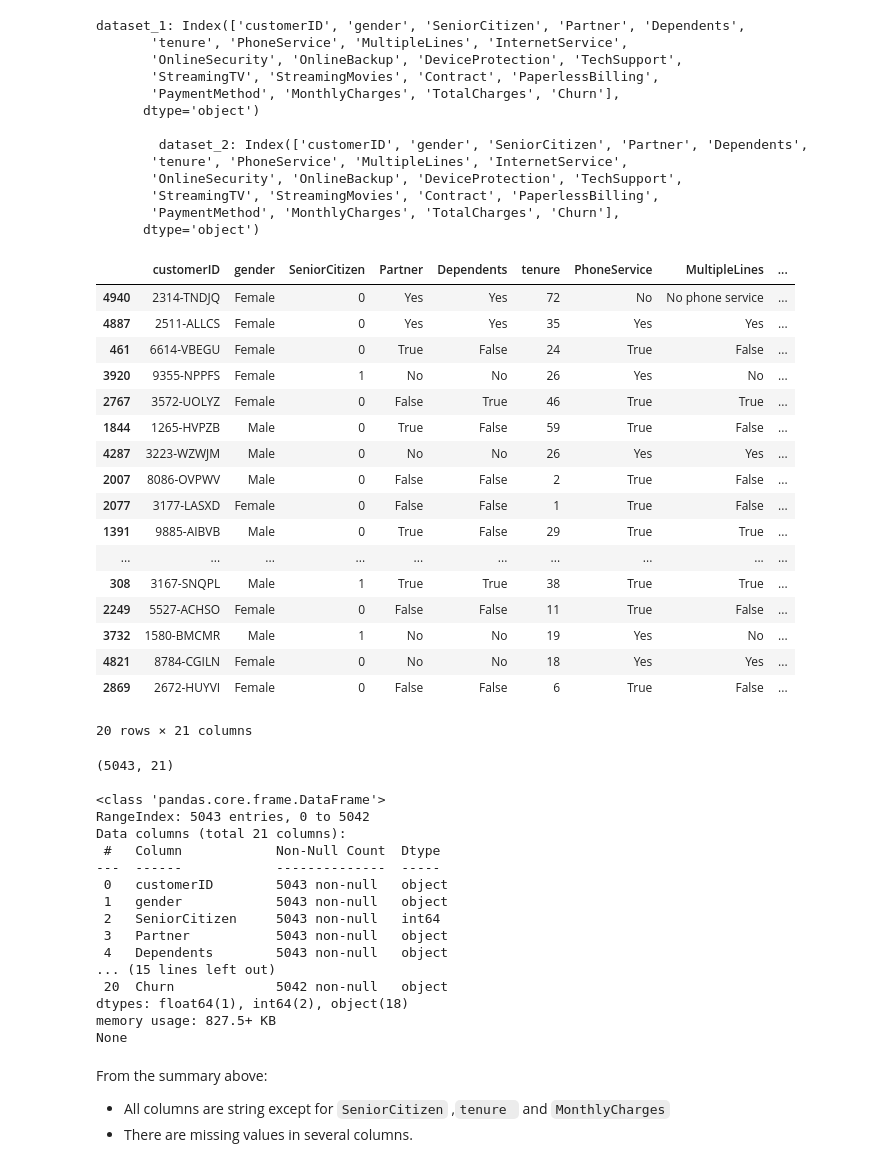
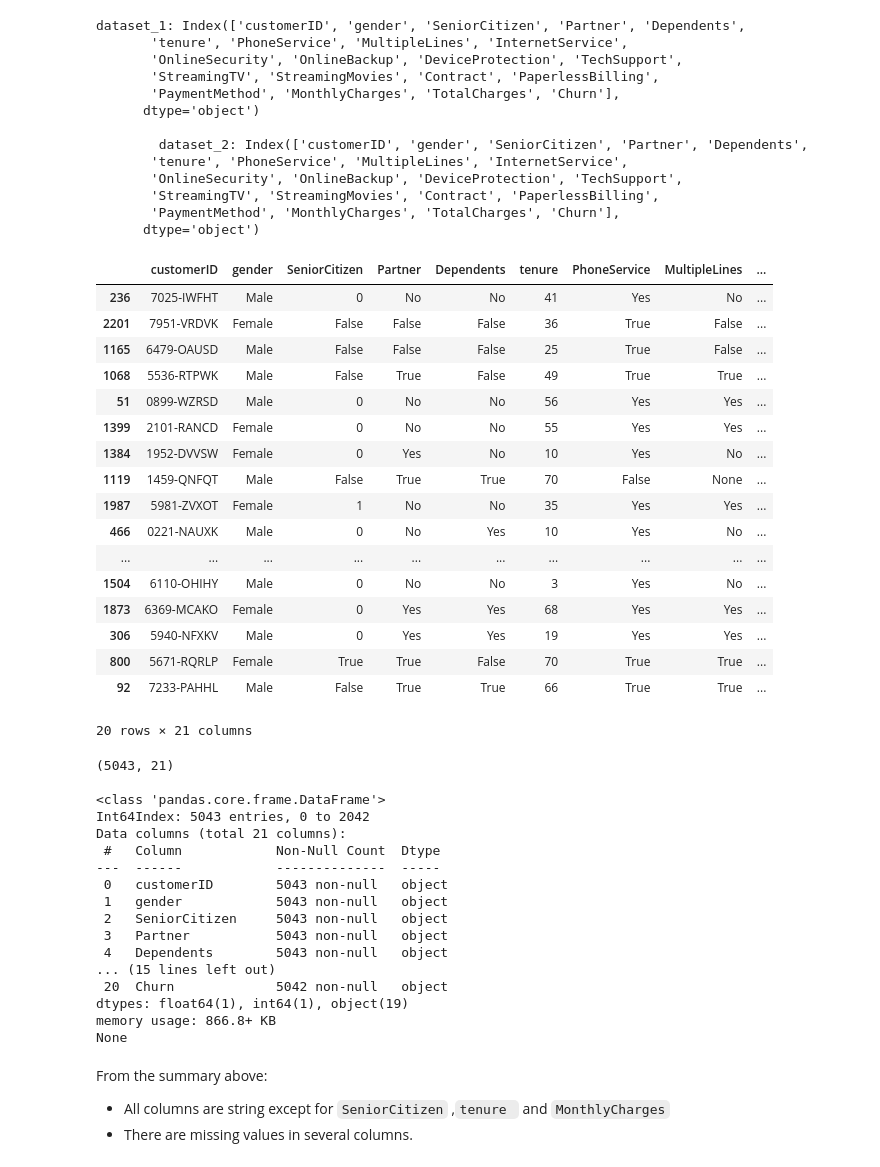
Before and after one commit to aaronayitey/LP2-Classification-Project, a Jupyter notebook: code.ipynb, the cells around one changed output. Saved outputs shown, nothing was run; the diff lists cells and outputs as text; code cells hidden in the pictures.

```diff
--- a/code.ipynb
+++ b/code.ipynb
@@ -169,27 +179,27 @@ dataset_1: Index(['customerID', 'gender', 'SeniorCitizen', 'Partner', 'Dependent
 # %%
 # Concatenate the DataFrames to get one data set for the work
 data=pd.concat([df1,df2])
 data.to_csv('data/complete.csv',index=False)
-data=pd.read_csv("data/complete.csv")
+# data=pd.read_csv("data/complete.csv")
 data.sample(20)
 # %% [output]
 |  | customerID | gender | SeniorCitizen | Partner | Dependents | tenure | PhoneService | MultipleLines | ... |
-| 4940 | 2314-TNDJQ | Female | 0 | Yes | Yes | 72 | No | No phone service | ... |
-| 4887 | 2511-ALLCS | Female | 0 | Yes | Yes | 35 | Yes | Yes | ... |
-| 461 | 6614-VBEGU | Female | 0 | True | False | 24 | True | False | ... |
-| 3920 | 9355-NPPFS | Female | 1 | No | No | 26 | Yes | No | ... |
-| 2767 | 3572-UOLYZ | Female | 0 | False | True | 46 | True | True | ... |
-| 1844 | 1265-HVPZB | Male | 0 | True | False | 59 | True | False | ... |
-| 4287 | 3223-WZWJM | Male | 0 | No | No | 26 | Yes | Yes | ... |
-| 2007 | 8086-OVPWV | Male | 0 | False | False | 2 | True | False | ... |
-| 2077 | 3177-LASXD | Female | 0 | False | False | 1 | True | False | ... |
-| 1391 | 9885-AIBVB | Male | 0 | True | False | 29 | True | True | ... |
+| 236 | 7025-IWFHT | Male | 0 | No | No | 41 | Yes | No | ... |
+| 2201 | 7951-VRDVK | Female | False | False | False | 36 | True | False | ... |
+| 1165 | 6479-OAUSD | Male | False | False | False | 25 | True | False | ... |
+| 1068 | 5536-RTPWK | Male | False | True | False | 49 | True | True | ... |
+| 51 | 0899-WZRSD | Male | 0 | No | No | 56 | Yes | Yes | ... |
+| 1399 | 2101-RANCD | Female | 0 | No | No | 55 | Yes | Yes | ... |
+| 1384 | 1952-DVVSW | Female | 0 | Yes | No | 10 | Yes | No | ... |
+| 1119 | 1459-QNFQT | Male | False | True | True | 70 | False | None | ... |
+| 1987 | 5981-ZVXOT | Female | 1 | No | No | 35 | Yes | Yes | ... |
+| 466 | 0221-NAUXK | Male | 0 | No | Yes | 10 | Yes | No | ... |
 | ... | ... | ... | ... | ... | ... | ... | ... | ... | ... |
-| 308 | 3167-SNQPL | Male | 1 | True | True | 38 | True | True | ... |
-| 2249 | 5527-ACHSO | Female | 0 | False | False | 11 | True | False | ... |
-| 3732 | 1580-BMCMR | Male | 1 | No | No | 19 | Yes | No | ... |
-| 4821 | 8784-CGILN | Female | 0 | No | No | 18 | Yes | Yes | ... |
-| 2869 | 2672-HUYVI | Female | 0 | False | False | 6 | True | False | ... |
+| 1504 | 6110-OHIHY | Male | 0 | No | No | 3 | Yes | No | ... |
+| 1873 | 6369-MCAKO | Female | 0 | Yes | Yes | 68 | Yes | Yes | ... |
+| 306 | 5940-NFXKV | Male | 0 | Yes | Yes | 19 | Yes | Yes | ... |
+| 800 | 5671-RQRLP | Female | True | True | False | 70 | True | True | ... |
+| 92 | 7233-PAHHL | Male | False | True | True | 66 | True | True | ... |
 20 rows × 21 columns
 # %%
 #Preview the data
@@ -199,19 +209,19 @@ print(data.info())
 (5043, 21)
 
 <class 'pandas.core.frame.DataFrame'>
-RangeIndex: 5043 entries, 0 to 5042
+Int64Index: 5043 entries, 0 to 2042
 Data columns (total 21 columns):
  #   Column            Non-Null Count  Dtype
 ---  ------            --------------  -----
  0   customerID        5043 non-null   object
  1   gender            5043 non-null   object
- 2   SeniorCitizen     5043 non-null   int64
+ 2   SeniorCitizen     5043 non-null   object
  3   Partner           5043 non-null   object
  4   Dependents        5043 non-null   object
 ... (15 lines left out)
  20  Churn             5042 non-null   object
-dtypes: float64(1), int64(2), object(18)
-memory usage: 827.5+ KB
+dtypes: float64(1), int64(1), object(19)
+memory usage: 866.8+ KB
 None
 # %% [markdown]
 From the summary above:
```
Also changed, not shown: parts of 11 cells of this notebook, 1 other file.
